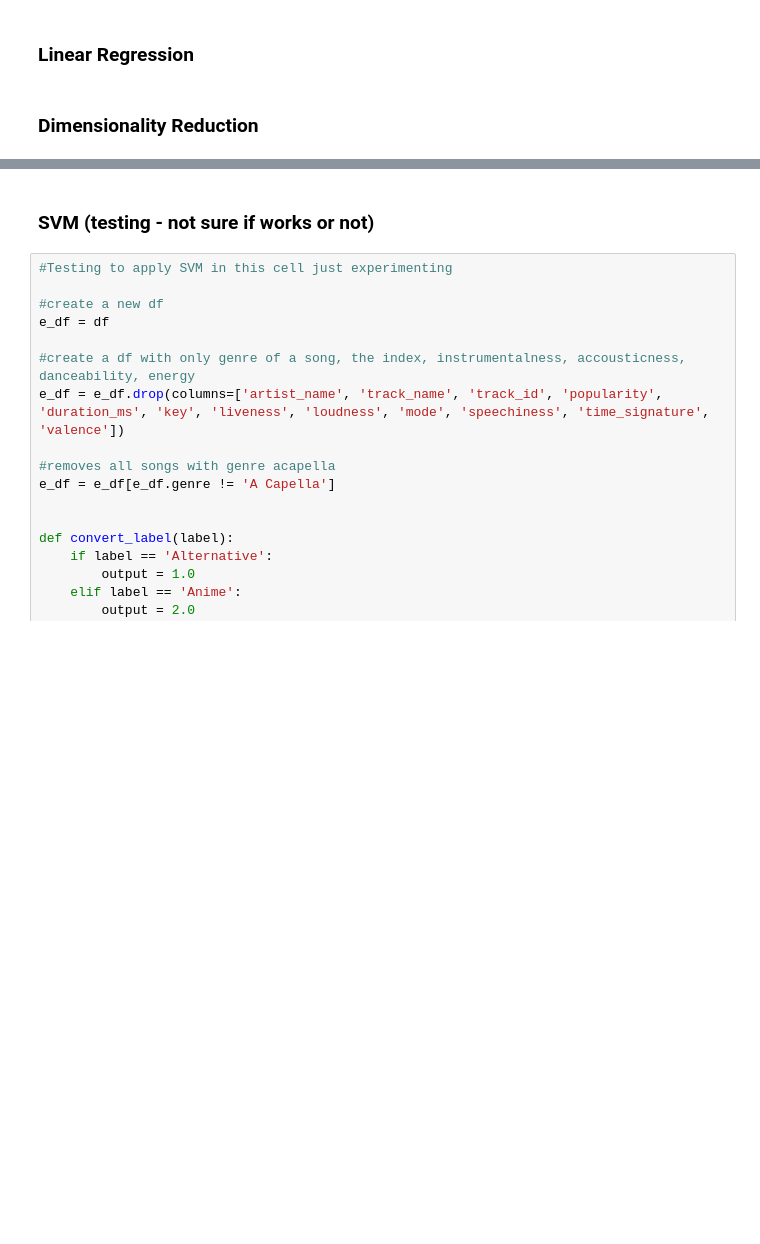
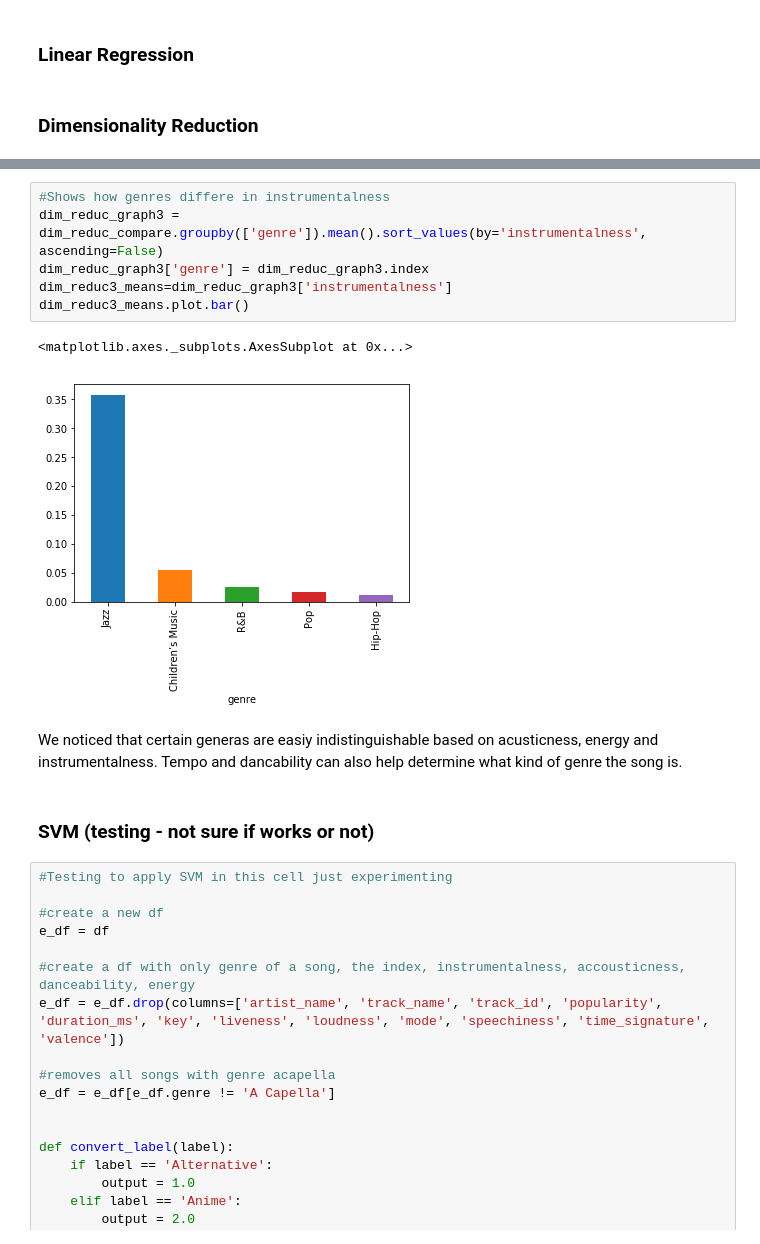
Before and after one commit to jamesjaeyu/SpotifyGenreAnalysis, a Jupyter notebook: FinalProject_group88.ipynb, the cells around one changed output, grey strips where cells are left out. Cells and saved outputs as stored; diff of their text form; blank space fills up the shorter version.

```diff
--- a/FinalProject_group88.ipynb
+++ b/FinalProject_group88.ipynb
@@ -700,3 +755,14 @@ After exploring our data we have narrowed down the audio attributes to four attr
+# %%
+#Shows how genres differe in instrumentalness
+dim_reduc_graph3 = dim_reduc_compare.groupby(['genre']).mean().sort_values(by='instrumentalness', ascending=False)
+dim_reduc_graph3['genre'] = dim_reduc_graph3.index
+dim_reduc3_means=dim_reduc_graph3['instrumentalness']
+dim_reduc3_means.plot.bar()
+# %% [output]
+<matplotlib.axes._subplots.AxesSubplot at 0x...>
+[figure, added]
+# %% [markdown]
+We noticed that certain generas are easiy indistinguishable based on acusticness, energy and instrumentalness. Tempo and dancability can also help determine what kind of genre the song is.
 # %% [markdown]
 ### SVM (testing - not sure if works or not)
 # %%
```
Also changed, not shown: parts of 6 cells of this notebook.
